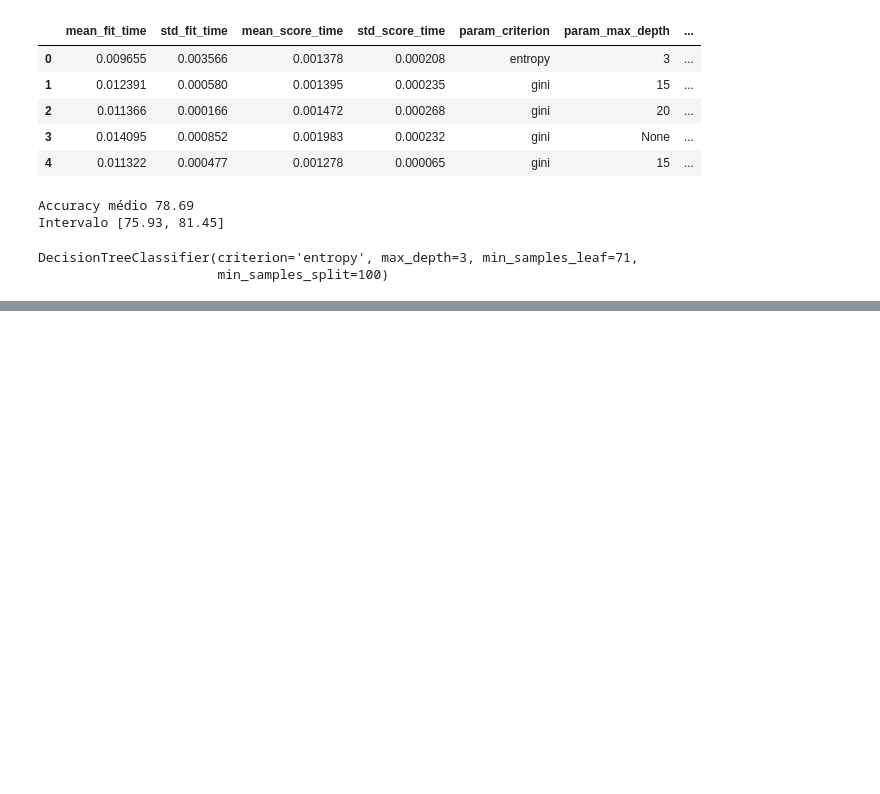
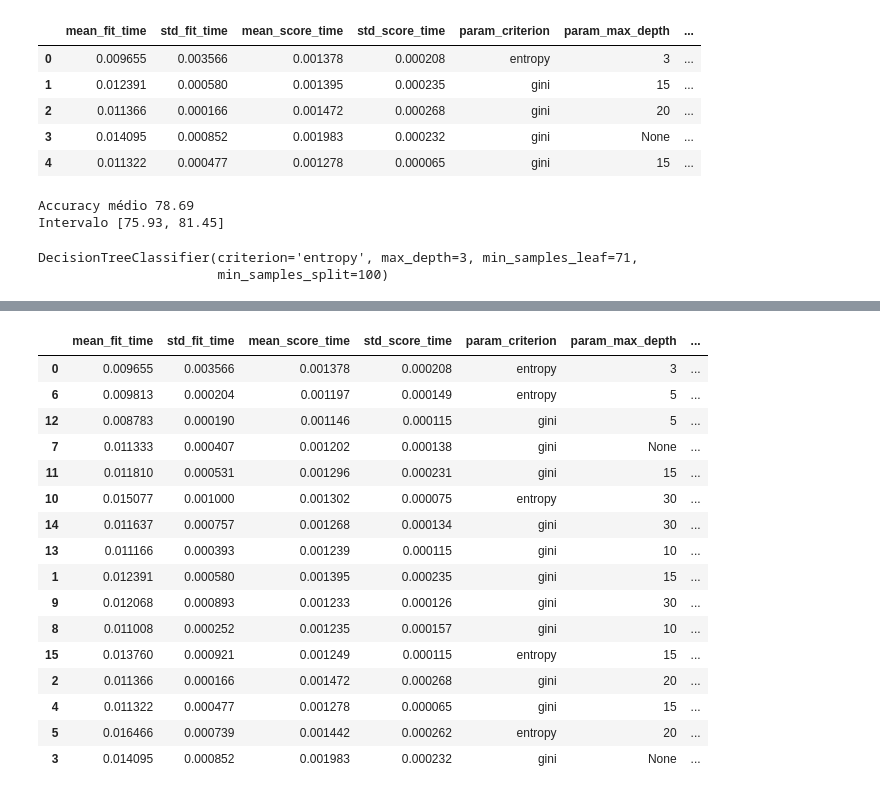
Before and after one commit to arthur-pulini/introducao-a-otimizacao-de-machine-learning-atraves-de-hiper-parametros-parte-2, a Jupyter notebook: Introdução_a_Machine_Learning_Otimização_parte_2.ipynb, the cells around one changed output, grey strips where cells are left out. Cells and saved outputs as stored; diff of their text form; code cells hidden in the pictures; blank space fills up the shorter version.

```diff
--- a/Introdução_a_Machine_Learning_Otimização_parte_2.ipynb
+++ b/Introdução_a_Machine_Learning_Otimização_parte_2.ipynb
@@ -772,0 +795,20 @@ graph
+# %%
+resultados.sort_values("mean_test_score", ascending=False)
+# %% [output]
+|  | mean_fit_time | std_fit_time | mean_score_time | std_score_time | param_criterion | param_max_depth | ... |
+| 0 | 0.009655 | 0.003566 | 0.001378 | 0.000208 | entropy | 3 | ... |
+| 6 | 0.009813 | 0.000204 | 0.001197 | 0.000149 | entropy | 5 | ... |
+| 12 | 0.008783 | 0.000190 | 0.001146 | 0.000115 | gini | 5 | ... |
+| 7 | 0.011333 | 0.000407 | 0.001202 | 0.000138 | gini | None | ... |
+| 11 | 0.011810 | 0.000531 | 0.001296 | 0.000231 | gini | 15 | ... |
+| 10 | 0.015077 | 0.001000 | 0.001302 | 0.000075 | entropy | 30 | ... |
+| 14 | 0.011637 | 0.000757 | 0.001268 | 0.000134 | gini | 30 | ... |
+| 13 | 0.011166 | 0.000393 | 0.001239 | 0.000115 | gini | 10 | ... |
+| 1 | 0.012391 | 0.000580 | 0.001395 | 0.000235 | gini | 15 | ... |
+| 9 | 0.012068 | 0.000893 | 0.001233 | 0.000126 | gini | 30 | ... |
+| 8 | 0.011008 | 0.000252 | 0.001235 | 0.000157 | gini | 10 | ... |
+| 15 | 0.013760 | 0.000921 | 0.001249 | 0.000115 | entropy | 15 | ... |
+| 2 | 0.011366 | 0.000166 | 0.001472 | 0.000268 | gini | 20 | ... |
+| 4 | 0.011322 | 0.000477 | 0.001278 | 0.000065 | gini | 15 | ... |
+| 5 | 0.016466 | 0.000739 | 0.001442 | 0.000262 | entropy | 20 | ... |
+| 3 | 0.014095 | 0.000852 | 0.001983 | 0.000232 | gini | None | ... |
```
Also changed, not shown: parts of 8 cells of this notebook.
